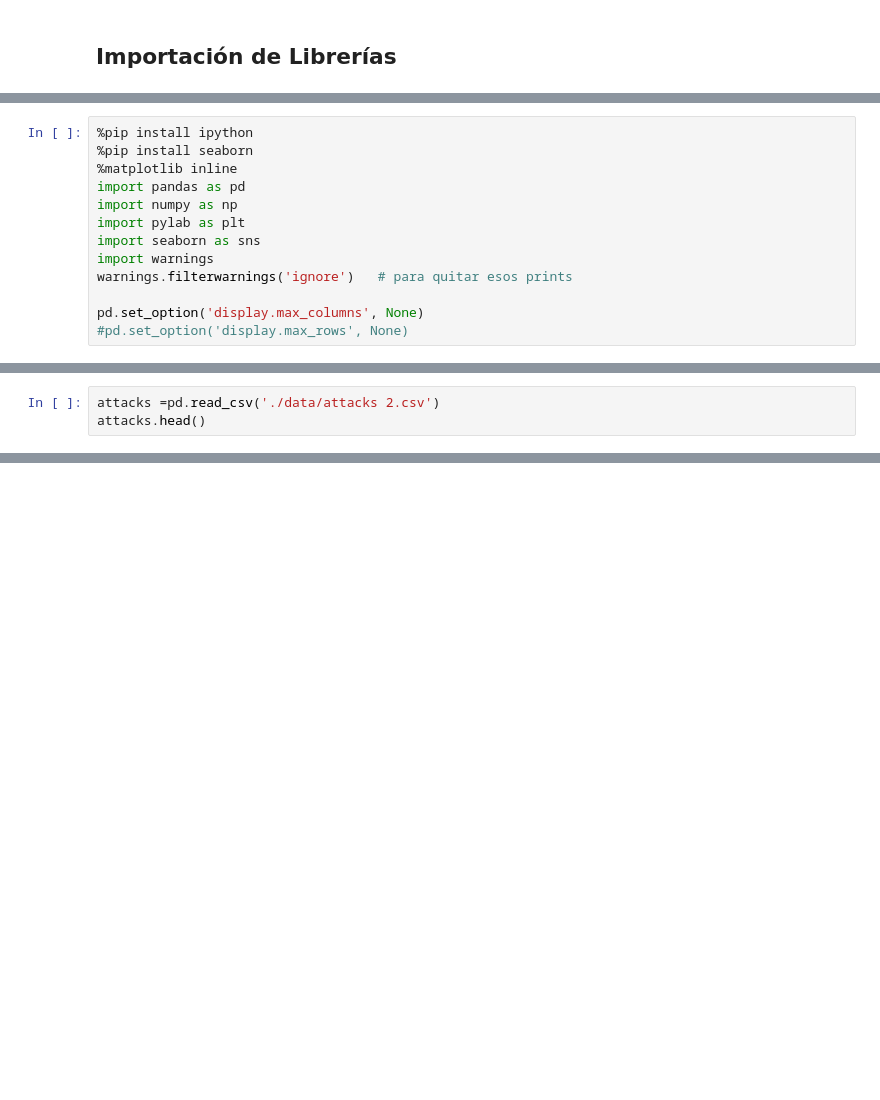
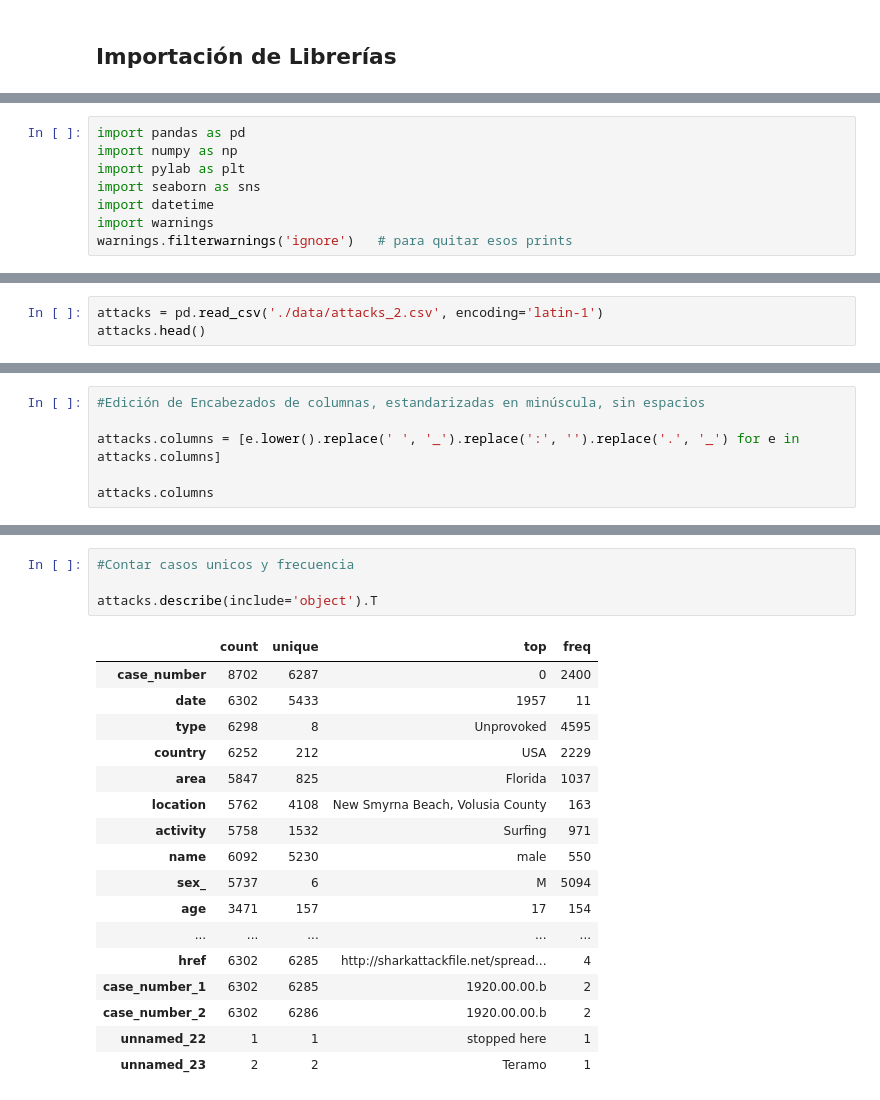
Before and after one commit to monicaclaros/Pandas_MKCC, a Jupyter notebook: Pandas_Safaera.ipynb, the cells around one changed output, grey strips where cells are left out. Saved outputs shown, nothing was run; the diff lists cells and outputs as text; blank space fills up the shorter version.

```diff
--- a/Pandas_Safaera.ipynb
+++ b/Pandas_Safaera.ipynb
@@ -5,13 +57,8 @@
 # %%
-%pip install ipython
-%pip install seaborn
-%matplotlib inline
 import pandas as pd
 import numpy as np
 import pylab as plt
 import seaborn as sns
+import datetime
 import warnings
 warnings.filterwarnings('ignore')   # para quitar esos prints
-
-pd.set_option('display.max_columns', None)
-#pd.set_option('display.max_rows', None)
@@ -36,4 +67,4 @@ Note: you may need to restart the kernel to use updated packages.
 # %%
-attacks =pd.read_csv('./data/attacks 2.csv')
+attacks = pd.read_csv('./data/attacks_2.csv', encoding='latin-1')
 attacks.head()
 # %% [output]
@@ -40,0 +132,6 @@ UnicodeDecodeError: 'utf-8' codec can't decode byte 0xa0 in position 698: invali
+# %%
+#Edición de Encabezados de columnas, estandarizadas en minúscula, sin espacios
+
+attacks.columns = [e.lower().replace(' ', '_').replace(':', '').replace('.', '_') for e in attacks.columns]
+
+attacks.columns
@@ -40,0 +154,22 @@ UnicodeDecodeError: 'utf-8' codec can't decode byte 0xa0 in position 698: invali
+# %%
+#Contar casos unicos y frecuencia
+
+attacks.describe(include='object').T
+# %% [output]
+|  | count | unique | top | freq |
+| case_number | 8702 | 6287 | 0 | 2400 |
+| date | 6302 | 5433 | 1957 | 11 |
+| type | 6298 | 8 | Unprovoked | 4595 |
+| country | 6252 | 212 | USA | 2229 |
+| area | 5847 | 825 | Florida | 1037 |
+| location | 5762 | 4108 | New Smyrna Beach, Volusia County | 163 |
+| activity | 5758 | 1532 | Surfing | 971 |
+| name | 6092 | 5230 | male | 550 |
+| sex_ | 5737 | 6 | M | 5094 |
+| age | 3471 | 157 | 17 | 154 |
+| ... | ... | ... | ... | ... |
+| href | 6302 | 6285 | http://sharkattackfile.net/spread... | 4 |
+| case_number_1 | 6302 | 6285 | 1920.00.00.b | 2 |
+| case_number_2 | 6302 | 6286 | 1920.00.00.b | 2 |
+| unnamed_22 | 1 | 1 | stopped here | 1 |
+| unnamed_23 | 2 | 2 | Teramo | 1 |
```
Also changed, not shown: parts of 17 cells of this notebook, 1 other file.
